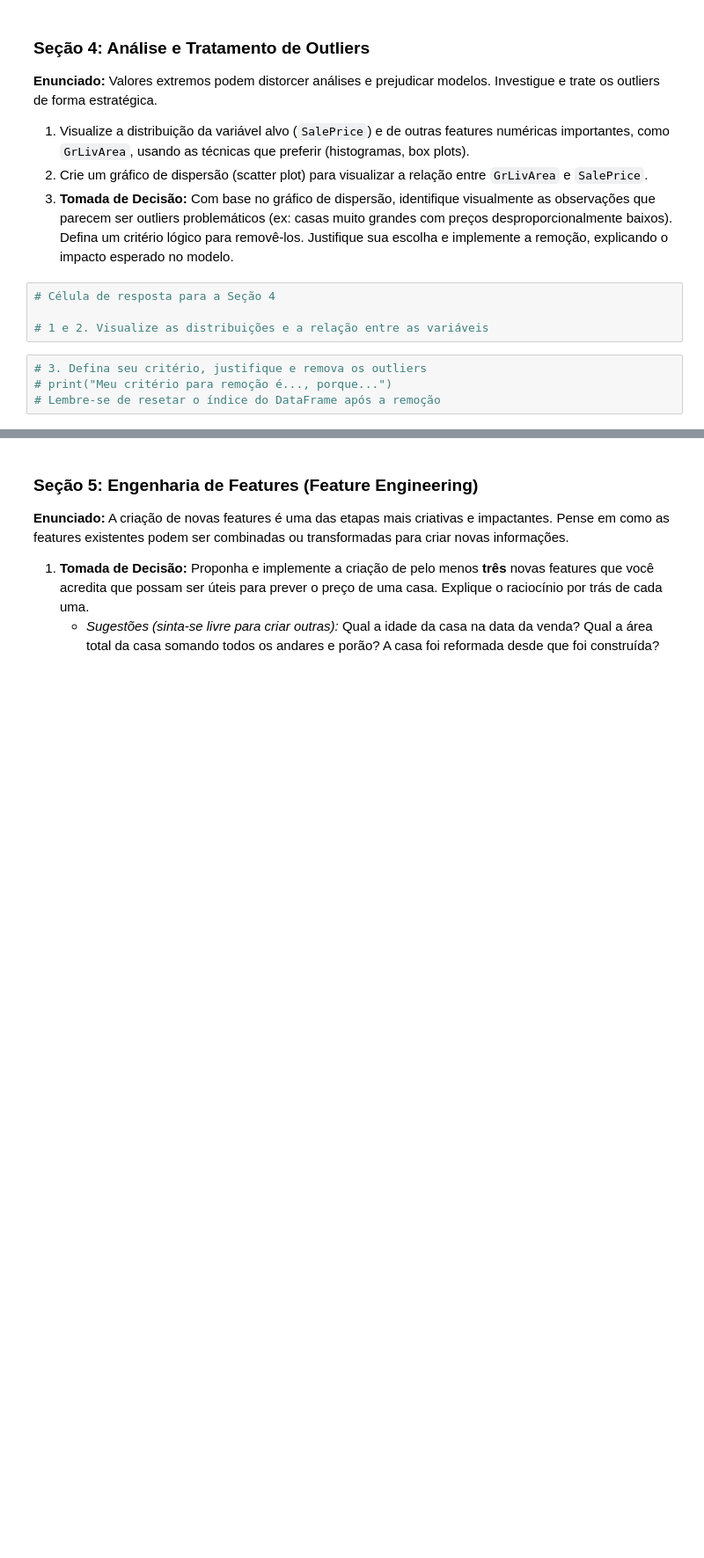
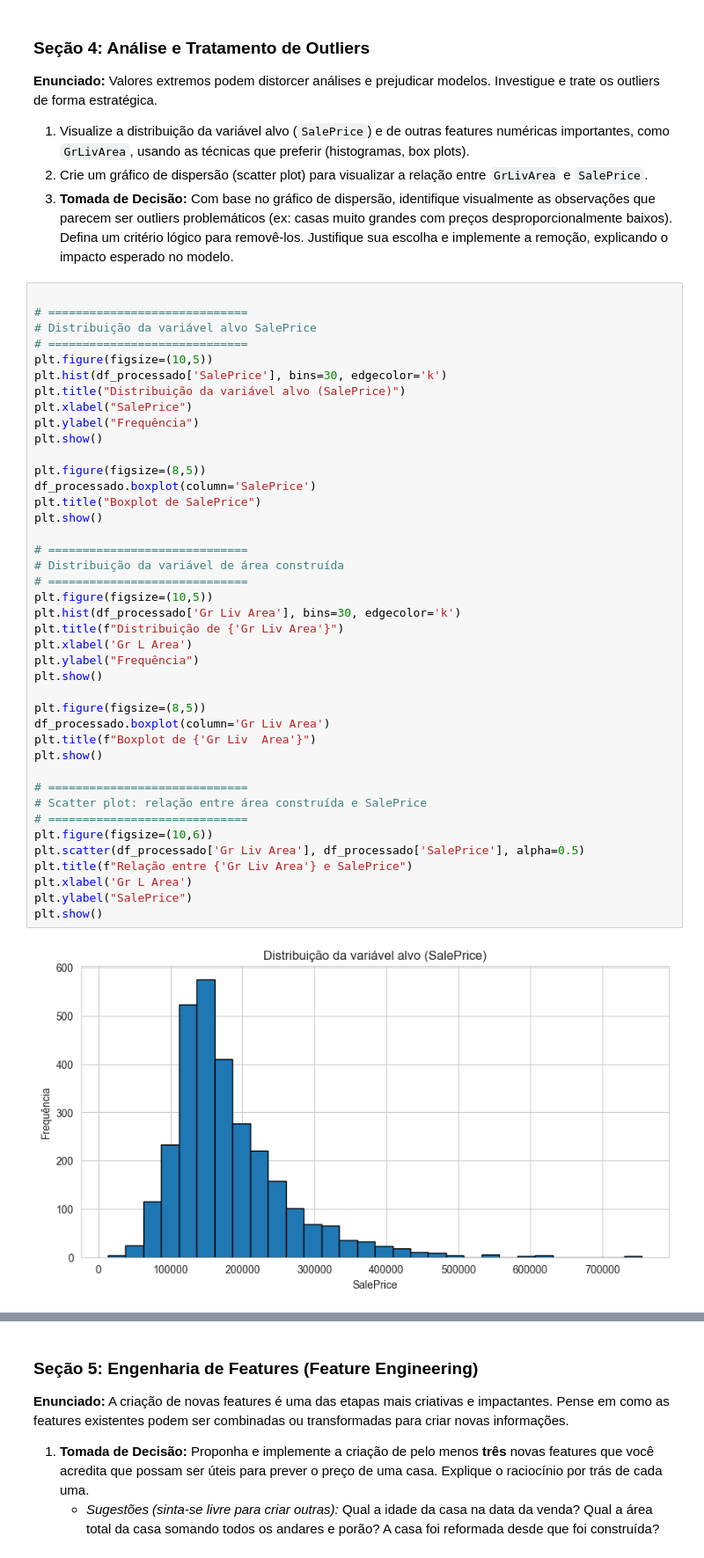
Before and after one commit to MVP-Willian/Ci-ncia_de_dados, a Jupyter notebook: Ciências de Dados/Notebooks/06.1 - Pratica de Limpeza e preparacao.ipynb, the cells around one changed output, grey strips where cells are left out. Shown at 88% size. Drawn from its saved outputs; the diff is of its cells as text; blank space fills up the shorter version.

```diff
--- a/Ciências de Dados/Notebooks/06.1 - Pratica de Limpeza e preparacao.ipynb
+++ b/Ciências de Dados/Notebooks/06.1 - Pratica de Limpeza e preparacao.ipynb
@@ -170,11 +585,46 @@ Como principal desafio para esses dados estão:
 1.  Visualize a distribuição da variável alvo (`SalePrice`) e de outras features numéricas importantes, como `GrLivArea`, usando as técnicas que preferir (histogramas, box plots).
 2.  Crie um gráfico de dispersão (scatter plot) para visualizar a relação entre `GrLivArea` e `SalePrice`.
 3.  **Tomada de Decisão:** Com base no gráfico de dispersão, identifique visualmente as observações que parecem ser outliers problemáticos (ex: casas muito grandes com preços desproporcionalmente baixos). Defina um critério lógico para removê-los. Justifique sua escolha e implemente a remoção, explicando o impacto esperado no modelo.
-# %%
-# Célula de resposta para a Seção 4
-
-# 1 e 2. Visualize as distribuições e a relação entre as variáveis
-# %%
-# 3. Defina seu critério, justifique e remova os outliers
-# print("Meu critério para remoção é..., porque...")
-# Lembre-se de resetar o índice do DataFrame após a remoção
+# %%
+
+# =============================
+# Distribuição da variável alvo SalePrice
+# =============================
+plt.figure(figsize=(10,5))
+plt.hist(df_processado['SalePrice'], bins=30, edgecolor='k')
+plt.title("Distribuição da variável alvo (SalePrice)")
+plt.xlabel("SalePrice")
+plt.ylabel("Frequência")
+plt.show()
+
+plt.figure(figsize=(8,5))
+df_processado.boxplot(column='SalePrice')
+plt.title("Boxplot de SalePrice")
+plt.show()
+
+# =============================
+# Distribuição da variável de área construída
+# =============================
+plt.figure(figsize=(10,5))
+plt.hist(df_processado['Gr Liv Area'], bins=30, edgecolor='k')
+plt.title(f"Distribuição de {'Gr Liv Area'}")
+plt.xlabel('Gr L Area')
+plt.ylabel("Frequência")
+plt.show()
+
+plt.figure(figsize=(8,5))
+df_processado.boxplot(column='Gr Liv Area')
+plt.title(f"Boxplot de {'Gr Liv  Area'}")
+plt.show()
+
+# =============================
+# Scatter plot: relação entre área construída e SalePrice
+# =============================
+plt.figure(figsize=(10,6))
+plt.scatter(df_processado['Gr Liv Area'], df_processado['SalePrice'], alpha=0.5)
+plt.title(f"Relação entre {'Gr Liv Area'} e SalePrice")
+plt.xlabel('Gr L Area')
+plt.ylabel("SalePrice")
+plt.show()
+# %% [output]
+[figure, added]
```
Also changed, not shown: parts of 19 cells of this notebook, 2 other files.
